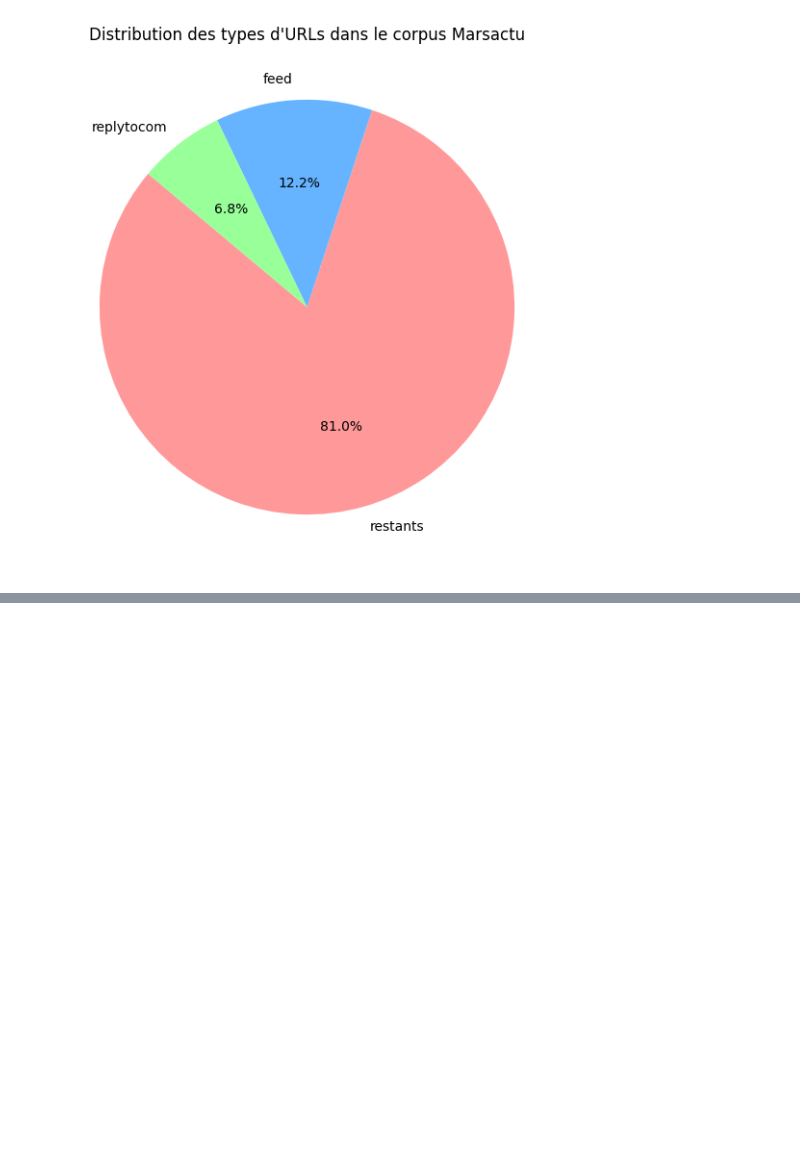
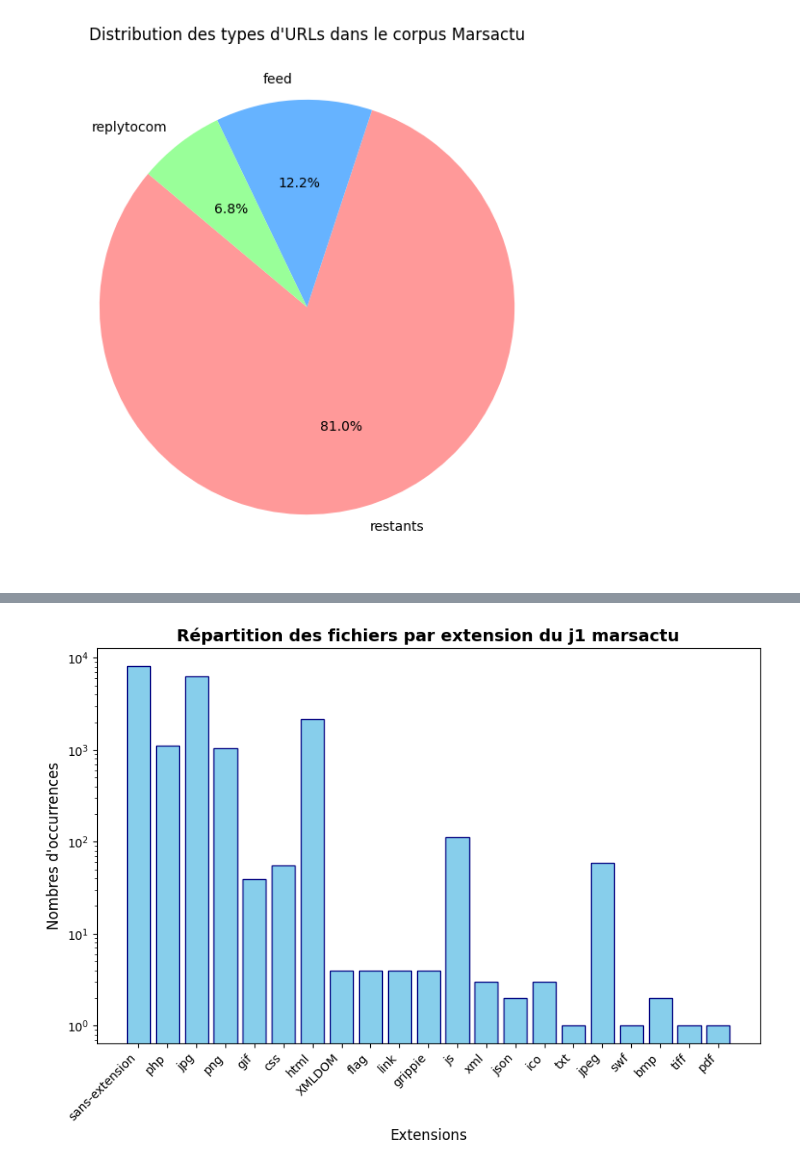
Before and after one commit to sashsutton/warc-nlp-pipeline, a Jupyter notebook: notebooks/01-exploration-warc.ipynb, the cells around one changed output, grey strips where cells are left out. Cells and saved outputs as stored; diff of their text form; code cells hidden in the pictures; blank space fills up the shorter version.

Commit message:
01 exploration des donnees warc

```diff
--- a/notebooks/01-exploration-warc.ipynb
+++ b/notebooks/01-exploration-warc.ipynb
@@ -264,0 +294,20 @@ plt.show()
+# %%
+# En éliminant record contenant les url /feed/ et replytocom
+# on analyse les terminaisons d'URL pour recenser les formats de fichiers présents.
+
+pattern_feed = r'/feed/$'
+pattern_replytocom = r'replytocom=[0-9]*'
+
+
+
+with open(WARC_PATH, "rb") as flux:
+    for record in ArchiveIterator(flux):
+
+        if record.rec_type != "response":
+            continue
+
+        url = record.rec_headers.get_header("WARC-Target-URI")
+
+        if re.search(pattern_feed, url) or re.search(pattern_replytocom, url) :
+            continue
+        print(url[-6:])
@@ -264,0 +332,51 @@ plt.show()
+# %%
+extension_counter = Counter()
+
+record_counter=Counter() # On compte les records utilisés et les records non utilisés
+
+pattern_feed = r'/feed/$'
+pattern_replytocom = r'replytocom=[0-9]*'
+
+
+pattern_extension = r'\.([a-z0-9]{2,8})(?:\?|#|$)'
+
+
+with open(WARC_PATH, "rb") as flux:
+    for record in ArchiveIterator(flux):
+
+        if record.rec_type != "response":
+            record_counter["entête-warc"] += 1
+            continue
+
+        url = record.rec_headers.get_header("WARC-Target-URI")
+        url = str(url)
+
+        if re.search(pattern_feed, url) or re.search(pattern_replytocom, url) :
+            record_counter["feed/replyto"] += 1
+            continue
+
+        record_counter["cleaned"] += 1
+
+        match = re.search(pattern_extension, url, flags=re.IGNORECASE)
+        if match:
+            extension = match.group(1)
+            extension_counter[f"{extension}"] += 1
+            #print(extension)
+        else:
+            extension_counter["sans-extension"] += 1
+            #print(url)
+
+x_extensions = extension_counter.keys()
+y_extension_count = extension_counter.values()
+
+plt.figure(figsize=(10,6))
+plt.bar(x_extensions,y_extension_count, color='skyblue', edgecolor='navy')
+plt.yscale('log')
+
+plt.title("Répartition des fichiers par extension du j1 marsactu", fontsize=14, fontweight='bold')
+plt.xlabel("Extensions", fontsize=12)
+plt.ylabel("Nombres d\'occurrences", fontsize=12)
+plt.xticks(rotation=45, ha='right')
+plt.show()
+# %% [output]
+[figure, added]
```
Also changed, not shown: parts of 24 cells of this notebook, 3 other files.
